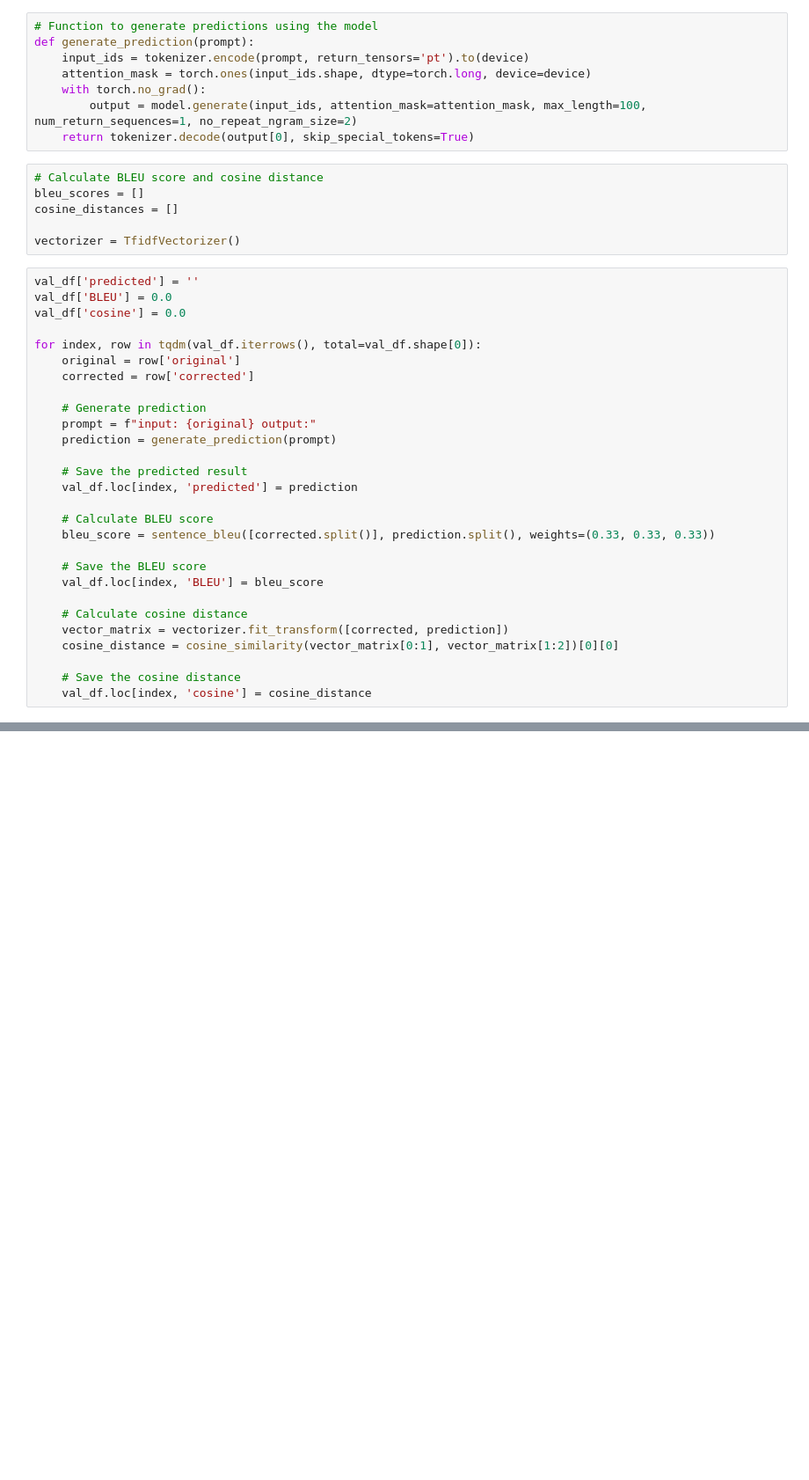
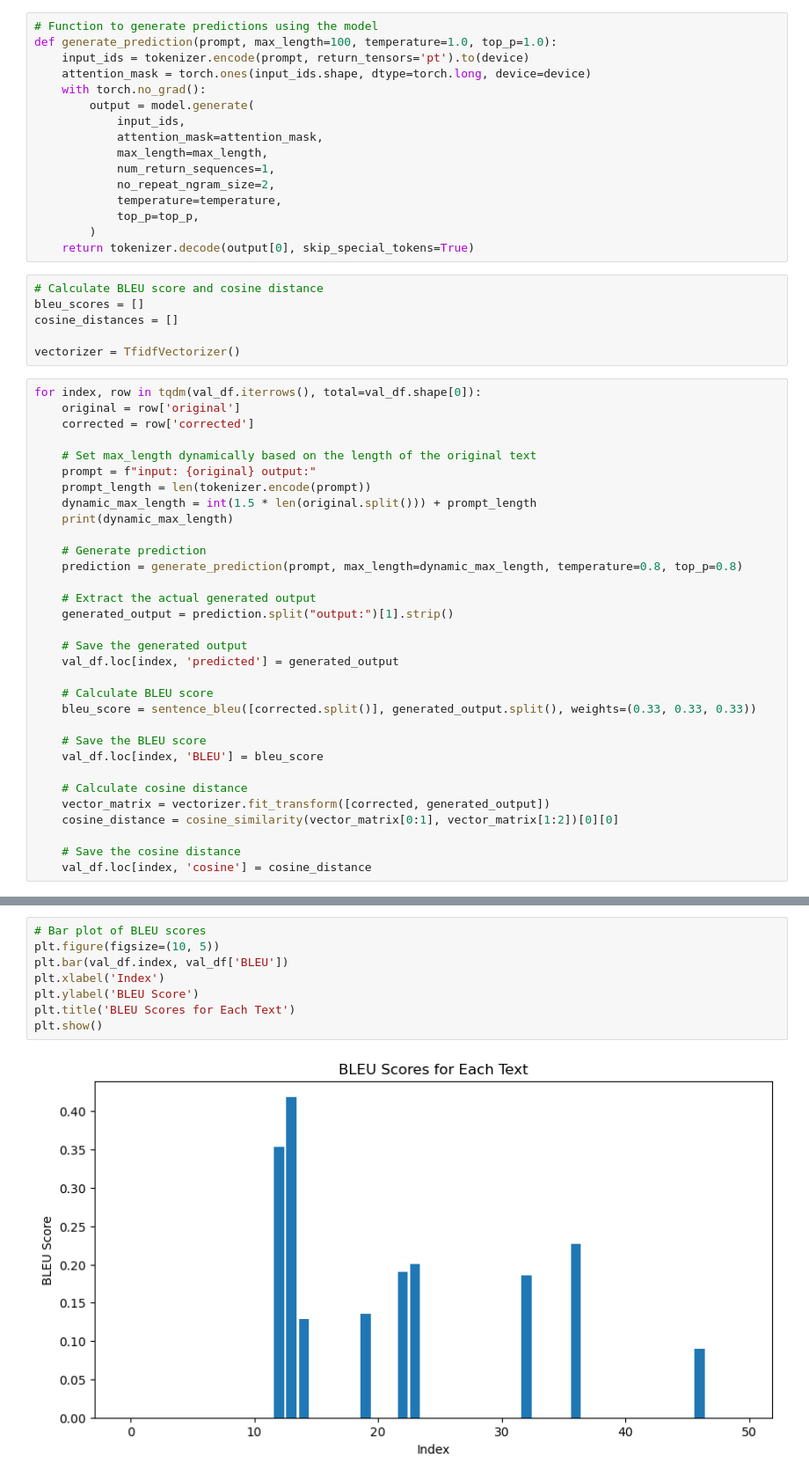
Before and after one commit to danish-sven/anlp-at2-gpt45, a Jupyter notebook: 1. Python Notebooks/evaluation.ipynb, the cells around one changed output, grey strips where cells are left out. Shown at 88% size. Saved outputs shown, nothing was run; the diff lists cells and outputs as text; blank space fills up the shorter version.

```diff
--- a/1. Python Notebooks/evaluation.ipynb
+++ b/1. Python Notebooks/evaluation.ipynb
@@ -38,10 +42,18 @@ val_df = pd.read_csv(val_file)
 # %%
 # Function to generate predictions using the model
-def generate_prediction(prompt):
+def generate_prediction(prompt, max_length=100, temperature=1.0, top_p=1.0):
     input_ids = tokenizer.encode(prompt, return_tensors='pt').to(device)
     attention_mask = torch.ones(input_ids.shape, dtype=torch.long, device=device)
     with torch.no_grad():
-        output = model.generate(input_ids, attention_mask=attention_mask, max_length=100, num_return_sequences=1, no_repeat_ngram_size=2)
+        output = model.generate(
+            input_ids,
+            attention_mask=attention_mask,
+            max_length=max_length,
+            num_return_sequences=1,
+            no_repeat_ngram_size=2,
+            temperature=temperature,
+            top_p=top_p,
+        )
     return tokenizer.decode(output[0], skip_special_tokens=True)
 # %%
 # Calculate BLEU score and cosine distance
@@ -50,29 +62,33 @@ cosine_distances = []
 
 vectorizer = TfidfVectorizer()
 # %%
-val_df['predicted'] = ''
-val_df['BLEU'] = 0.0
-val_df['cosine'] = 0.0
-
 for index, row in tqdm(val_df.iterrows(), total=val_df.shape[0]):
     original = row['original']
     corrected = row['corrected']
 
+    # Set max_length dynamically based on the length of the original text
+    prompt = f"input: {original} output:"
+    prompt_length = len(tokenizer.encode(prompt))
+    dynamic_max_length = int(1.5 * len(original.split())) + prompt_length
+    print(dynamic_max_length)
+
     # Generate prediction
-    prompt = f"input: {original} output:"
-    prediction = generate_prediction(prompt)
+    prediction = generate_prediction(prompt, max_length=dynamic_max_length, temperature=0.8, top_p=0.8)
 
-    # Save the predicted result
-    val_df.loc[index, 'predicted'] = prediction
+    # Extract the actual generated output
+    generated_output = prediction.split("output:")[1].strip()
+
+    # Save the generated output
+    val_df.loc[index, 'predicted'] = generated_output
 
     # Calculate BLEU score
-    bleu_score = sentence_bleu([corrected.split()], prediction.split(), weights=(0.33, 0.33, 0.33))
+    bleu_score = sentence_bleu([corrected.split()], generated_output.split(), weights=(0.33, 0.33, 0.33))
 
     # Save the BLEU score
     val_df.loc[index, 'BLEU'] = bleu_score
 
     # Calculate cosine distance
-    vector_matrix = vectorizer.fit_transform([corrected, prediction])
+    vector_matrix = vectorizer.fit_transform([corrected, generated_output])
     cosine_distance = cosine_similarity(vector_matrix[0:1], vector_matrix[1:2])[0][0]
 
     # Save the cosine distance
@@ -93,0 +144,10 @@ val_df.to_csv(val_gen)
+# %%
+# Bar plot of BLEU scores
+plt.figure(figsize=(10, 5))
+plt.bar(val_df.index, val_df['BLEU'])
+plt.xlabel('Index')
+plt.ylabel('BLEU Score')
+plt.title('BLEU Scores for Each Text')
+plt.show()
+# %% [output]
+[figure, added]
```
Also changed, not shown: parts of 10 cells of this notebook.
